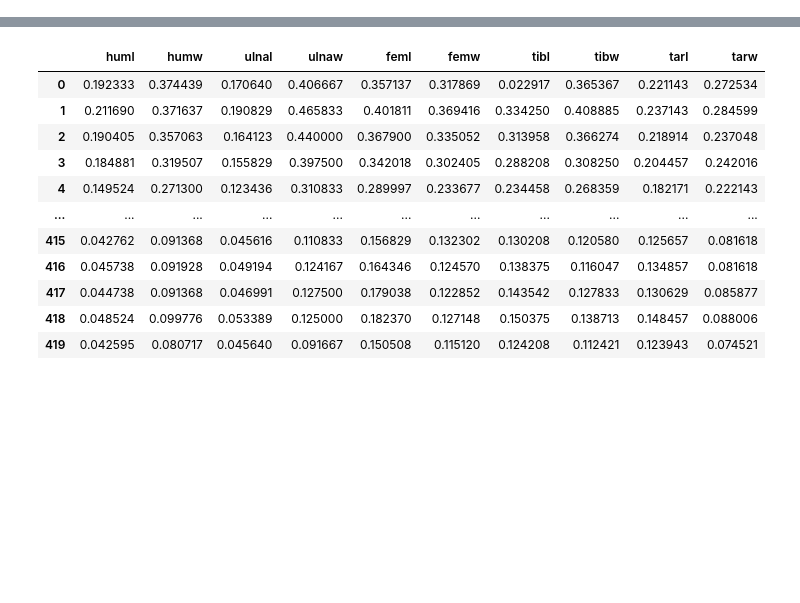
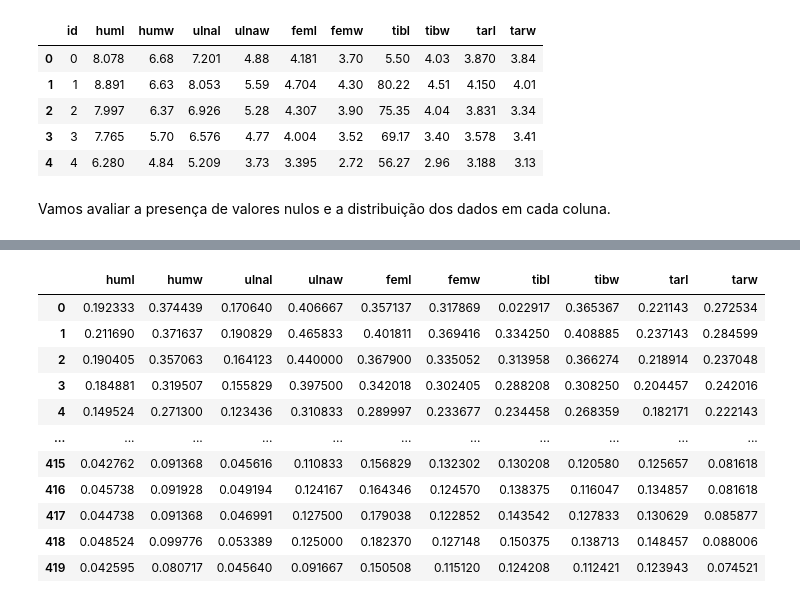
Before and after one commit to joaopcvieira/CMC-13, a Jupyter notebook: Lab2/main.ipynb, the cells around one changed output, grey strips where cells are left out. Cells and saved outputs as stored; diff of their text form; code cells hidden in the pictures; blank space fills up the shorter version.

```diff
--- a/Lab2/main.ipynb
+++ b/Lab2/main.ipynb
@@ -19,0 +20,11 @@ dataset.describe()
+# %%
+df.head()
+# %% [output]
+|  | id | huml | humw | ulnal | ulnaw | feml | femw | tibl | tibw | tarl | tarw |
+| 0 | 0 | 8.078 | 6.68 | 7.201 | 4.88 | 4.181 | 3.70 | 5.50 | 4.03 | 3.870 | 3.84 |
+| 1 | 1 | 8.891 | 6.63 | 8.053 | 5.59 | 4.704 | 4.30 | 80.22 | 4.51 | 4.150 | 4.01 |
+| 2 | 2 | 7.997 | 6.37 | 6.926 | 5.28 | 4.307 | 3.90 | 75.35 | 4.04 | 3.831 | 3.34 |
+| 3 | 3 | 7.765 | 5.70 | 6.576 | 4.77 | 4.004 | 3.52 | 69.17 | 3.40 | 3.578 | 3.41 |
+| 4 | 4 | 6.280 | 4.84 | 5.209 | 3.73 | 3.395 | 2.72 | 56.27 | 2.96 | 3.188 | 3.13 |
+# %% [markdown]
+Vamos avaliar a presença de valores nulos e a distribuição dos dados em cada coluna.
```
Also changed, not shown: parts of 15 cells of this notebook.
